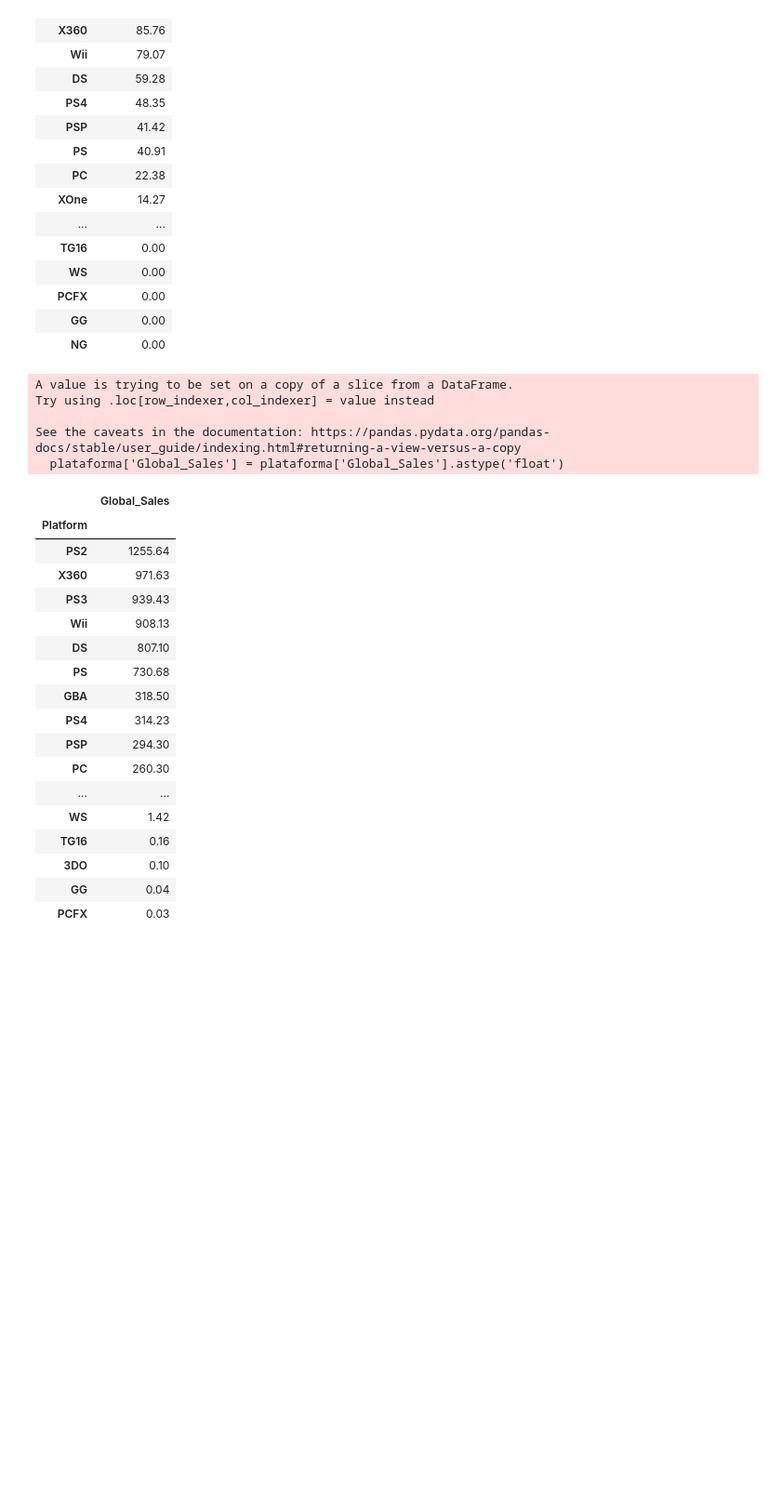
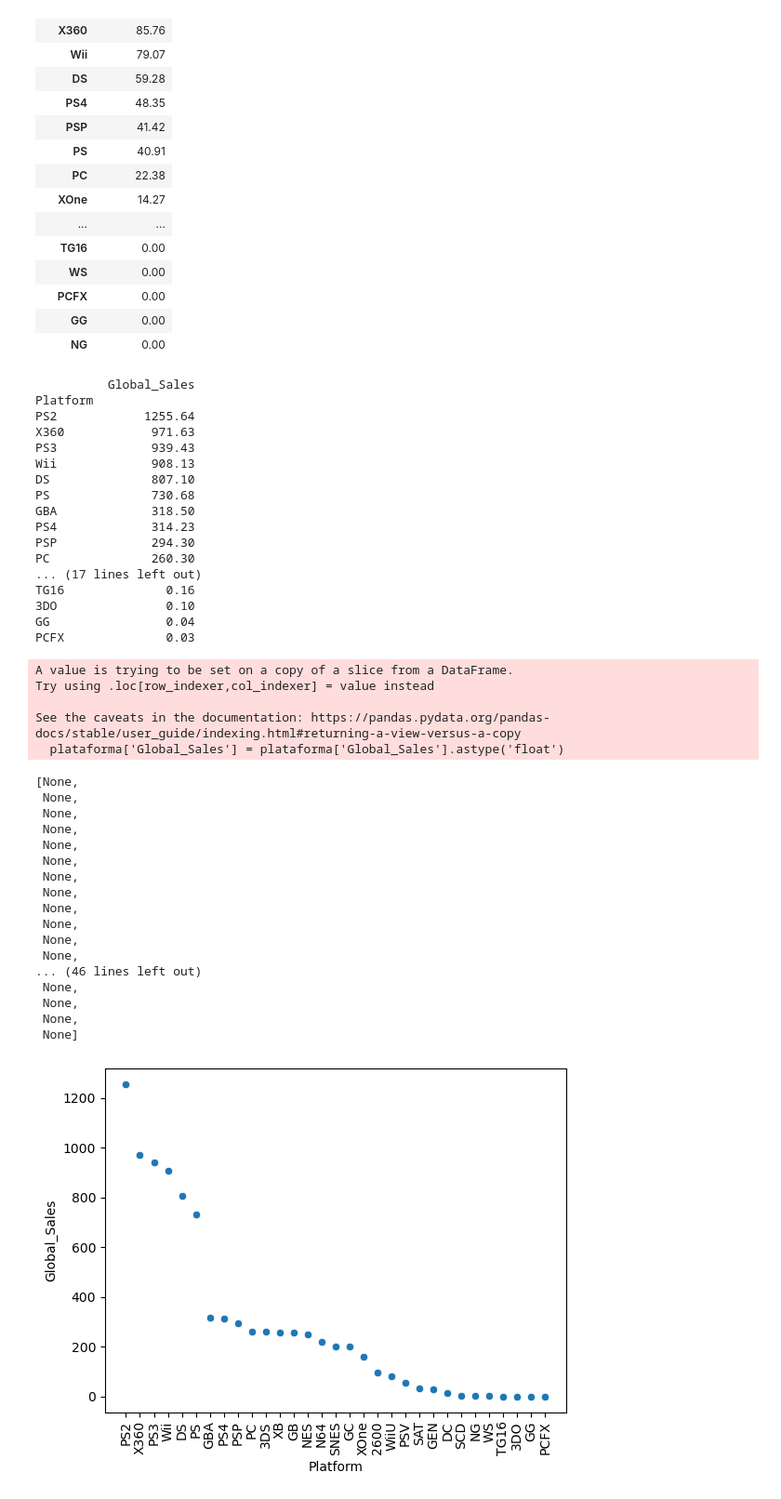
Before and after one commit to cristoforo93/ProyectoFinal, a Jupyter notebook: proyecto.ipynb, the cells around one changed output. Shown: that part at 93% size. Saved outputs shown, nothing was run; the diff lists cells and outputs as text; code cells hidden in the pictures; blank space fills up the shorter version.

```diff
--- a/proyecto.ipynb
+++ b/proyecto.ipynb
@@ -205,29 +207,50 @@ See the caveats in the documentation: https://pandas.pydata.org/pandas-docs/stab
 # %%
 #Global_Sales
 plataforma = gamesales[['Platform','Global_Sales']]
 plataforma['Global_Sales'] = plataforma['Global_Sales'].astype('float')
-plataforma.groupby('Platform').sum().sort_values('Global_Sales',ascending=False)
+print(plataforma.groupby('Platform').sum().sort_values('Global_Sales',ascending=False))
+plot = sb.scatterplot(data = plataforma.groupby('Platform').sum().sort_values('Global_Sales',ascending=False),
+               x='Platform',
+               y='Global_Sales')
+plt.setp(plot.get_xticklabels(),rotation=90)
 # %% [output]
-A value is trying to be set on a copy of a slice from a DataFrame.
-Try using .loc[row_indexer,col_indexer] = value instead
-
-See the caveats in the documentation: https://pandas.pydata.org/pandas-docs/stable/user_guide/indexing.html#returning-a-view-versus-a-copy
-  plataforma['Global_Sales'] = plataforma['Global_Sales'].astype('float')
+          Global_Sales
+Platform
+PS2            1255.64
+X360            971.63
+PS3             939.43
+Wii             908.13
+DS              807.10
+PS              730.68
+GBA             318.50
+PS4             314.23
+PSP             294.30
+PC              260.30
+... (17 lines left out)
+TG16              0.16
+3DO               0.10
+GG                0.04
+PCFX              0.03
-|  | Global_Sales |
-| Platform |  |
-| PS2 | 1255.64 |
-| X360 | 971.63 |
-| PS3 | 939.43 |
-| Wii | 908.13 |
-| DS | 807.10 |
-| PS | 730.68 |
-| GBA | 318.50 |
-| PS4 | 314.23 |
-| PSP | 294.30 |
-| PC | 260.30 |
-| ... | ... |
-| WS | 1.42 |
-| TG16 | 0.16 |
-| 3DO | 0.10 |
-| GG | 0.04 |
-| PCFX | 0.03 |
+A value is trying to be set on a copy of a slice from a DataFrame.
+Try using .loc[row_indexer,col_indexer] = value instead
+
+See the caveats in the documentation: https://pandas.pydata.org/pandas-docs/stable/user_guide/indexing.html#returning-a-view-versus-a-copy
+  plataforma['Global_Sales'] = plataforma['Global_Sales'].astype('float')
+[None,
+ None,
+ None,
+ None,
+ None,
+ None,
+ None,
+ None,
+ None,
+ None,
+ None,
+ None,
+... (46 lines left out)
+ None,
+ None,
+ None,
+ None]
+[figure, added]
```
Also changed, not shown: parts of 8 cells of this notebook, 1 other file.
